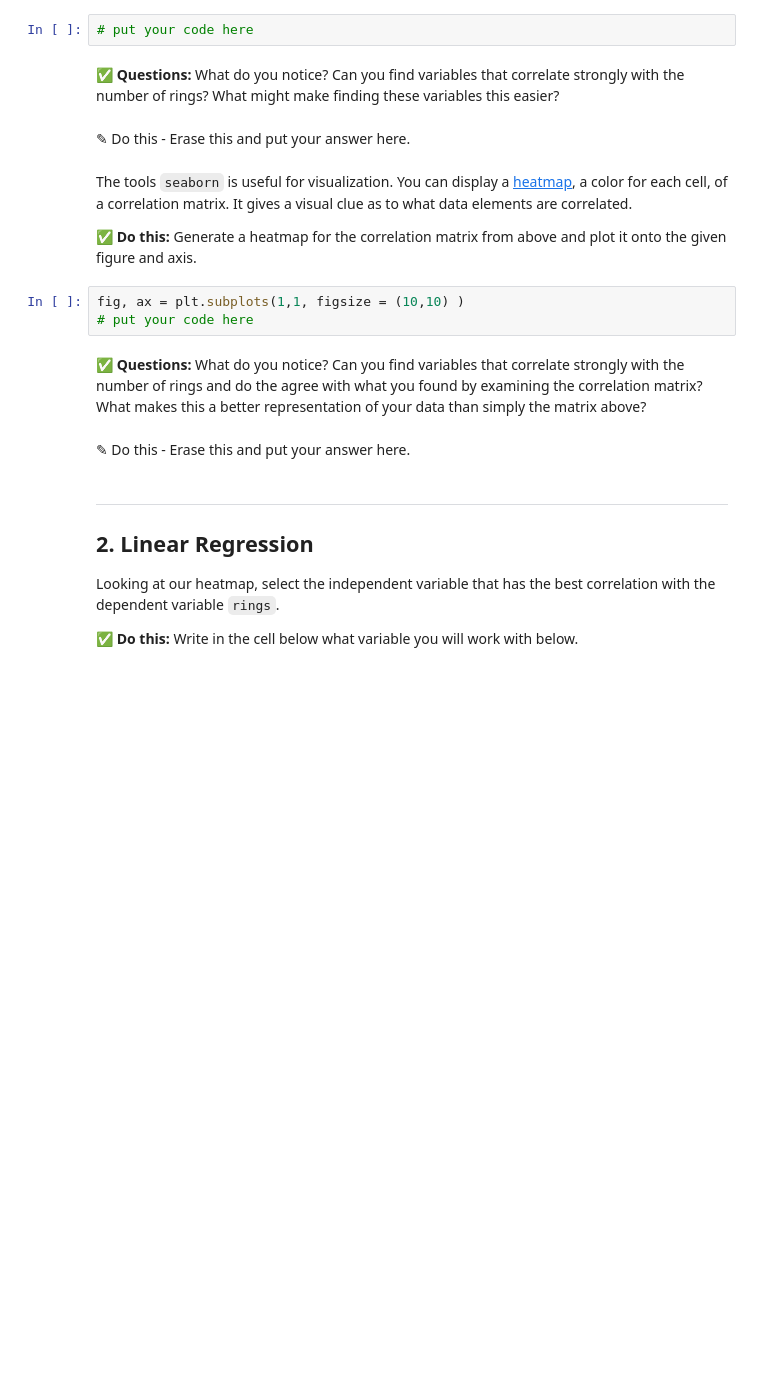
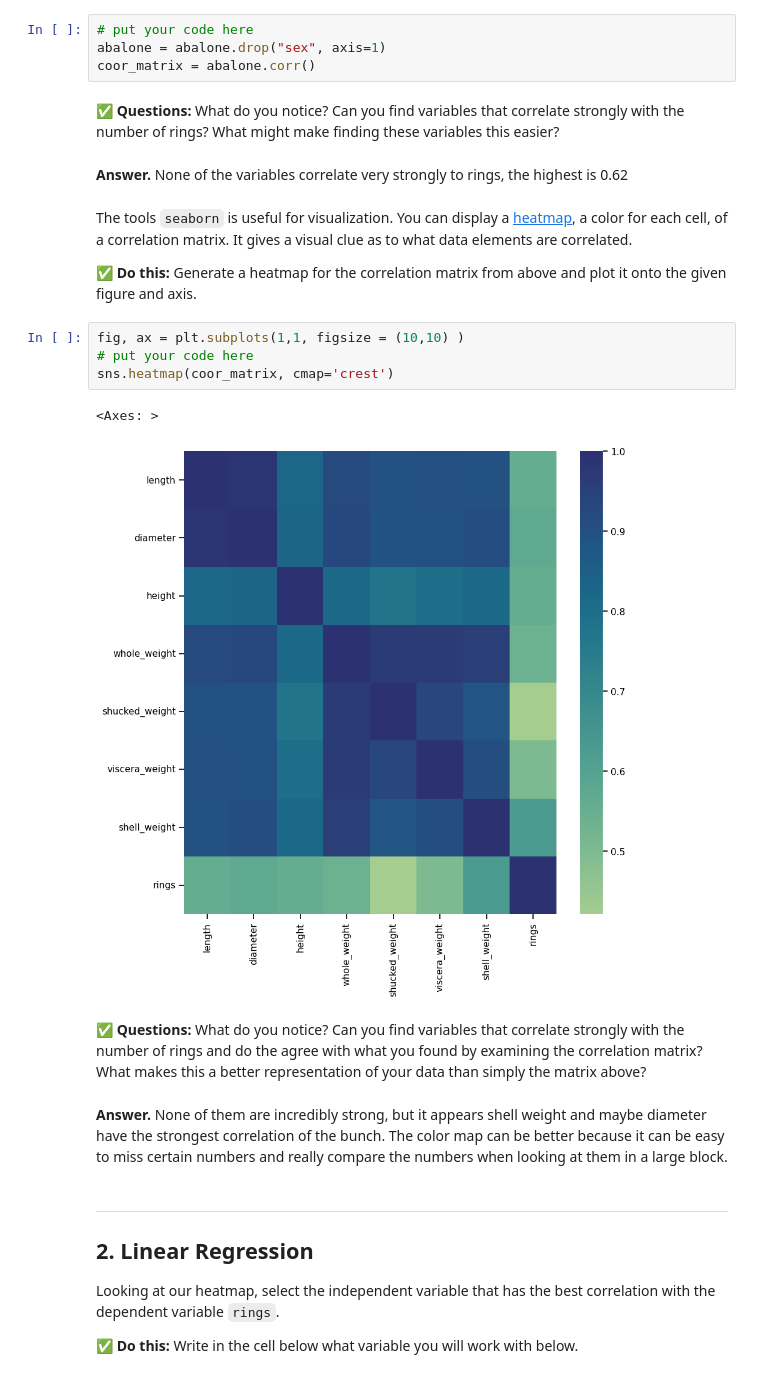
Before and after one commit to nathanjtaylor/CMSE202-f24-turnin, a Jupyter notebook: Day-13/Day 13 ICA.ipynb, the cells around one changed output. Drawn from its saved outputs; the diff is of its cells as text; blank space fills up the shorter version.

```diff
--- a/Day-13/Day 13 ICA.ipynb
+++ b/Day-13/Day 13 ICA.ipynb
@@ -93,10 +117,12 @@ The diagonal of the matrix is all ones since that the correlation of the column
 **&#9989; Do This:** Calculate and display the correlation matrix associated with your data. NOTE: Depending on your numpy version, this step might initially give you an error. If this is the case, remove the sex column from the dataframe.
 # %%
 # put your code here
+abalone = abalone.drop("sex", axis=1)
+coor_matrix = abalone.corr()
 # %% [markdown]
 **&#9989; Questions:** What do you notice? Can you find variables that correlate strongly with the number of rings? What might make finding these variables this easier?
-# %% [markdown]
-<font size=+3>&#9998;</font> Do this - Erase this and put your answer here.
+# %% [markdown]
+**Answer.** None of the variables correlate very strongly to rings, the highest is 0.62
 # %% [markdown]
 The tools `seaborn` is useful for visualization. You can display a [heatmap](https://seaborn.pydata.org/generated/seaborn.heatmap.html), a color for each cell, of a correlation matrix. It gives a visual clue as to what data elements are correlated.
 
@@ -104,10 +130,14 @@ The tools `seaborn` is useful for visualization. You can display a [heatmap](htt
 # %%
 fig, ax = plt.subplots(1,1, figsize = (10,10) )
 # put your code here
+sns.heatmap(coor_matrix, cmap='crest')
+# %% [output]
+<Axes: >
+[figure, added]
 # %% [markdown]
 **&#9989; Questions:** What do you notice? Can you find variables that correlate strongly with the number of rings and do the agree with what you found by examining the correlation matrix? What makes this a better representation of your data than simply the matrix above?
-# %% [markdown]
-<font size=+3>&#9998;</font> Do this - Erase this and put your answer here.
+# %% [markdown]
+**Answer.** None of them are incredibly strong, but it appears shell weight and maybe diameter have the strongest correlation of the bunch. The color map can be better because it can be easy to miss certain numbers and really compare the numbers when looking at them in a large block.
 # %% [markdown]
 ---
 <a id="regression"></a>
```
Also changed, not shown: parts of 22 cells of this notebook, 2 other files.
